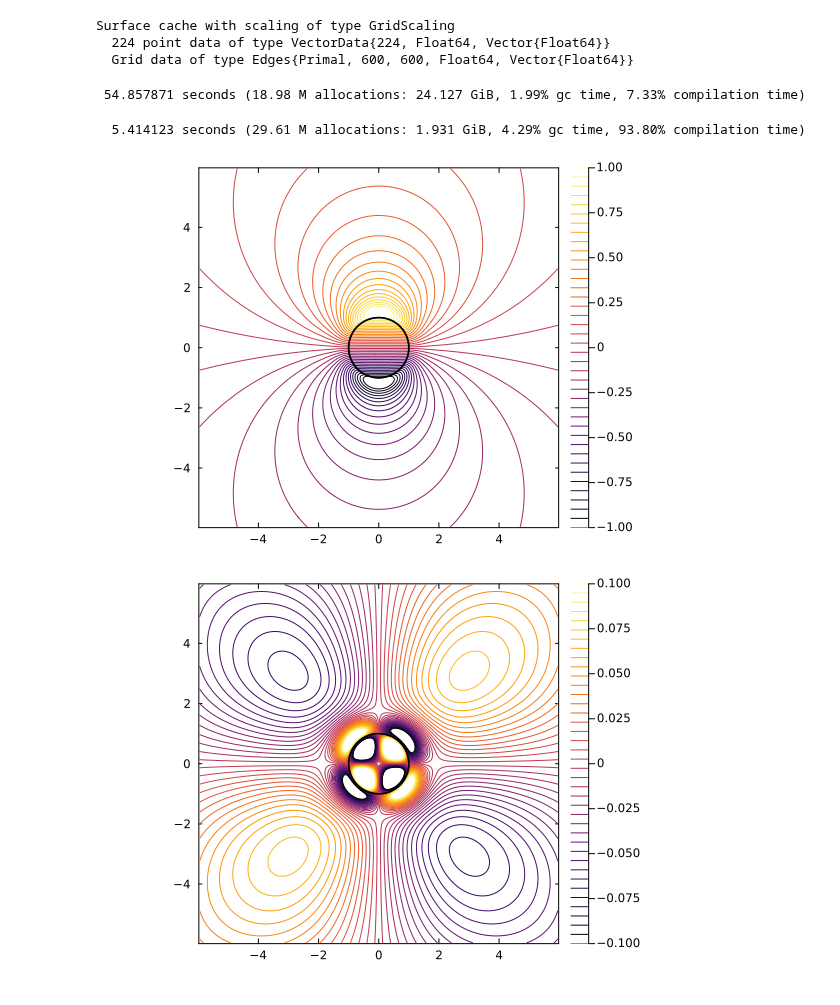
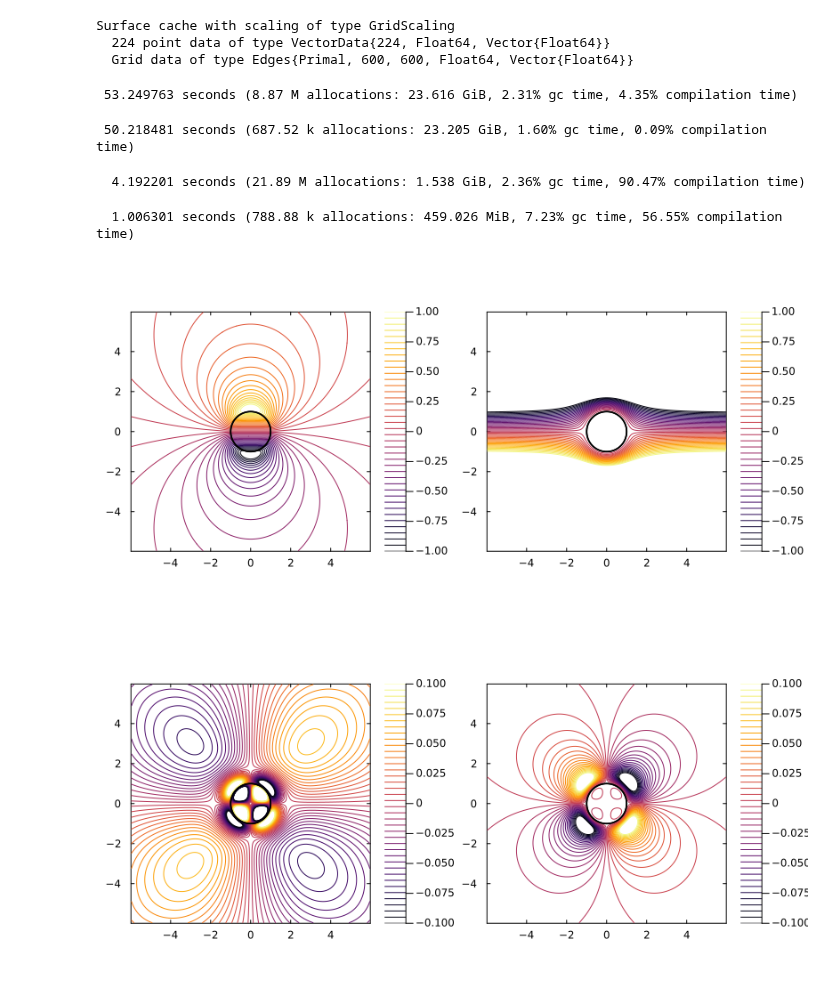
Before and after one commit to jdeldre/ViscousStreaming.jl, a Jupyter notebook: notebooks/test_numerical.ipynb, the cells around one changed output. Saved outputs shown, nothing was run; the diff lists cells and outputs as text; code cells hidden in the pictures.

Commit message:
add numerical solution to non-inertial frame, far field boundary condition cannot be specified yet

```diff
--- a/notebooks/test_numerical.ipynb
+++ b/notebooks/test_numerical.ipynb
@@ -56,19 +67,33 @@ bcdict1 = Dict("exterior"=>get_vsplus1,"interior"=>get_vsminus1);
 # %%
-prob = ViscousStreaming.ViscousStreamingInertialProblem(g,body,scaling=GridScaling,bc=bcdict1, dtype=ComplexF64, phys_params = my_params, ddftype=DDF_TYPE)
-@time sys = construct_system(prob);
+prob_iner = ViscousStreaming.ViscousStreamingInertialProblem(g,body,scaling=GridScaling,bc=bcdict1, dtype=ComplexF64, phys_params = my_params, ddftype=DDF_TYPE)
+@time sys_iner = construct_system(prob_iner);
 # %% [output]
- 54.857871 seconds (18.98 M allocations: 24.127 GiB, 1.99% gc time, 7.33% compilation time)
+ 53.249763 seconds (8.87 M allocations: 23.616 GiB, 2.31% gc time, 4.35% compilation time)
+# %%
+prob_noniner = ViscousStreaming.ViscousStreamingNonInertialProblem(g,body,scaling=GridScaling,bc=bcdict2,dtype=ComplexF64, phys_params = my_params, ddftype=DDF_TYPE)
+@time sys_noniner = construct_system(prob_noniner);
+# %% [output]
+ 50.218481 seconds (687.52 k allocations: 23.205 GiB, 1.60% gc time, 0.09% compilation time)
 # %%
-@time v1, s1, σ1, v2, s2, σ2 = ImmersedLayers.solve(prob,sys)
+@time v1_iner, s1_iner, σ1_iner, v2_iner, s2_iner, σ2_iner = ImmersedLayers.solve(prob_iner,sys_iner)
 nothing
 # %% [output]
-  5.414123 seconds (29.61 M allocations: 1.931 GiB, 4.29% gc time, 93.80% compilation time)
+  4.192201 seconds (21.89 M allocations: 1.538 GiB, 2.36% gc time, 90.47% compilation time)
+# %%
+@time v1_noniner, s1_noniner, σ1_noniner, v2_noniner, s2_noniner, σ2_noniner = ImmersedLayers.solve(prob_noniner,sys_noniner)
+nothing
+# %% [output]
+  1.006301 seconds (788.88 k allocations: 459.026 MiB, 7.23% gc time, 56.55% compilation time)
 # %%
-plot(real(s1),sys, levels=range(-1,1,length=40),clim=(-1,1), cbar=true, xlim=(-Lx/2,Lx/2), ylim=(-Lx/2,Lx/2), bodyfill=false)
+p1 = plot(real(s1_iner),sys_iner, levels=range(-1,1,length=40),clim=(-1,1), cbar=true, xlim=(-Lx/2,Lx/2), ylim=(-Lx/2,Lx/2), bodyfill=false)
+p2 = plot(real(s1_noniner),sys_noniner, levels=range(-1,1,length=40),clim=(-1,1), cbar=true, xlim=(-Lx/2,Lx/2), ylim=(-Lx/2,Lx/2), bodyfill=false)
+plot(p1,p2,layout=(1,2), size=(800,400))
 # %% [output]
-[figure, old version]
+[figure, new version]
 # %%
-plot(real(s2),sys, levels=range(-0.1,0.1,length=40),clim=(-0.1,0.1), cbar=true, xlim=(-Lx/2,Lx/2), ylim=(-Lx/2,Lx/2), bodyfill=false)
+p1 = plot(real(s2_iner),sys_iner, levels=range(-0.1,0.1,length=40),clim=(-0.1,0.1), cbar=true, xlim=(-Lx/2,Lx/2), ylim=(-Lx/2,Lx/2), bodyfill=false)
+p2 = plot(real(s2_noniner),sys_noniner, levels=range(-0.1,0.1,length=40),clim=(-0.1,0.1), cbar=true, xlim=(-Lx/2,Lx/2), ylim=(-Lx/2,Lx/2), bodyfill=false)
+plot(p1,p2,layout=(1,2), size=(800,400))
 # %% [output]
-[figure, old version]
+[figure, new version]
 # %%
```
Also changed, not shown: parts of 2 cells of this notebook, 1 other file.
